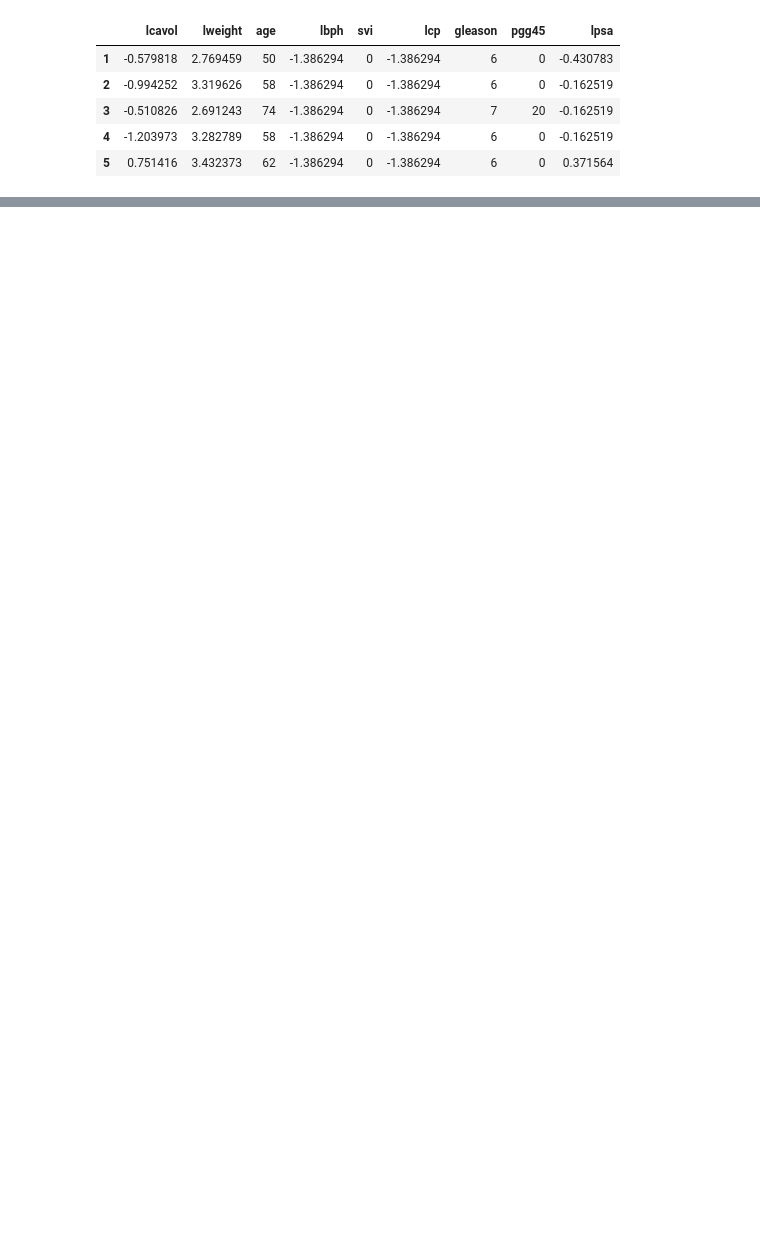
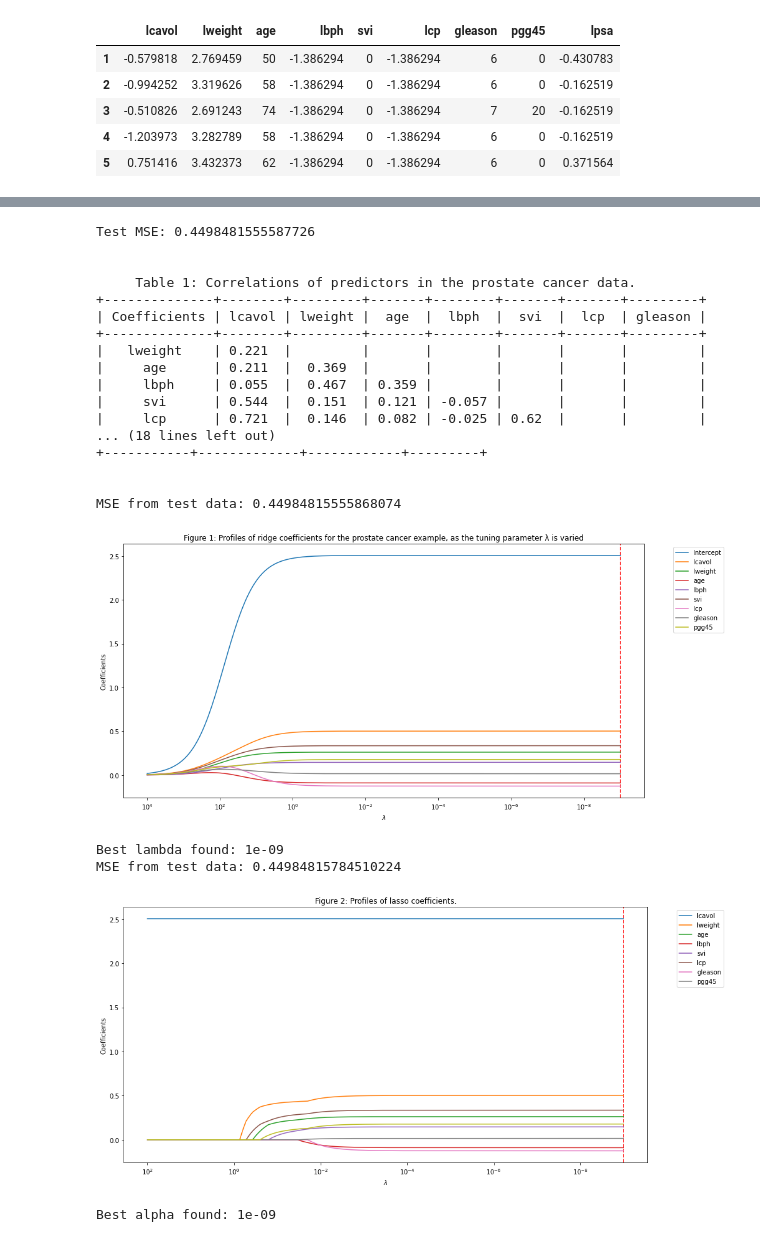
Before and after one commit to Ali-Ghuman/FrequentistML, a Jupyter notebook: LinearRegression/LinearRegression.ipynb, the cells around one changed output, grey strips where cells are left out. Saved outputs shown, nothing was run; the diff lists cells and outputs as text; code cells hidden in the pictures; blank space fills up the shorter version.

```diff
--- a/LinearRegression/LinearRegression.ipynb
+++ b/LinearRegression/LinearRegression.ipynb
@@ -31,9 +22,0 @@ def train_val_test_split(x, y, test_percent, val_percent, random_state = None):
-# %%
-split_data = train_val_test_split(prostate_data[:,:-1], prostate_data[:,-1], 0.1, 0.1, np.random.random_integers(31475))
-#unpacking
-x_train, x_val, x_test, y_train, y_val, y_test = split_data
-
-print('Input length:', len(prostate_data))
-print('Number of training samples:', len(x_train))
-print('Number of validation samples:', len(x_val))
-print('Number of testing samples:', len(x_test))
@@ -123,33 +54,0 @@ print(corr)
-# %%
-def z_scorer(model, X, y):
-    '''Returns standard error and z-score'''
-    #extract metrics from x
-    N = len(x_train)
-    p = X.shape[1]
-
-    #Using 3.8b to get the stdv
-    sigma =  np.sqrt(np.sum((y - model.predict(X))**2)/(N-p-1))
-
-    #since predict automatically adds the one column, we add it after here
-    X = np.concatenate((np.ones((N, 1)),X), axis = 1)
-
-    #implement equation 3.12 to get the z score
-    sqrt_v = np.sqrt(np.diagonal(np.linalg.inv(X.T @ X)))
-    standard_error = sigma*sqrt_v
-    print(model.beta)
-    z_score = model.beta/standard_error
-
-    return standard_error, z_score
-# %%
-def format_lin_summary_table(term, beta, s_e, z_scr, round_decimal = 2):
-  '''Function to format the data into a summary table'''
-  summary_mat = []
-  #generate a list of lists, where the inner lists are rows
-  for coeff_num in range(len(term)):
-    row = list([term[coeff_num],
-              round(beta[coeff_num], round_decimal),
-              round(s_e[coeff_num], round_decimal),
-              round(z_scr[coeff_num], round_decimal)])
-    summary_mat.append(row)
-
-  return summary_mat
@@ -184,0 +278,25 @@ Table 2: Linear model fit to the prostate cancer data.
+# %%
+perform_anal_on_prostate(prostate_data[:,:-1], prostate_data[:,-1])
+# %% [output]
+Test MSE: 0.4498481555587726
+
+
+     Table 1: Correlations of predictors in the prostate cancer data.
++--------------+--------+---------+-------+--------+-------+-------+---------+
+| Coefficients | lcavol | lweight |  age  |  lbph  |  svi  |  lcp  | gleason |
++--------------+--------+---------+-------+--------+-------+-------+---------+
+|   lweight    | 0.221  |         |       |        |       |       |         |
+|     age      | 0.211  |  0.369  |       |        |       |       |         |
+|     lbph     | 0.055  |  0.467  | 0.359 |        |       |       |         |
+|     svi      | 0.544  |  0.151  | 0.121 | -0.057 |       |       |         |
+|     lcp      | 0.721  |  0.146  | 0.082 | -0.025 | 0.62  |       |         |
+... (18 lines left out)
++-----------+-------------+------------+---------+
+
+
+MSE from test data: 0.44984815555868074
+[figure, added]
+Best lambda found: 1e-09
+MSE from test data: 0.44984815784510224
+[figure, added]
+Best alpha found: 1e-09
```
Also changed, not shown: parts of 9 cells of this notebook.
